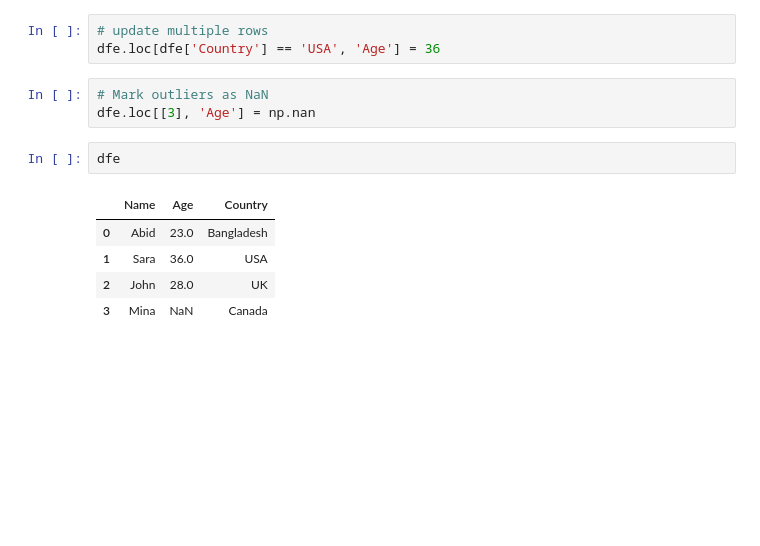
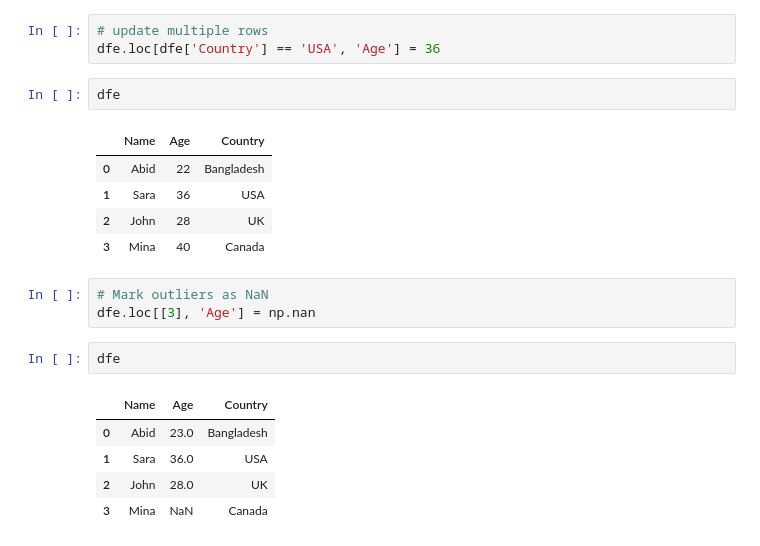
Before and after one commit to abid-rasel/MLOB_My_FILE, a Jupyter notebook: Session/Day 8.5/Data_preprocessing.ipynb, the cells around one changed output. Drawn from its saved outputs; the diff is of its cells as text; blank space fills up the shorter version.

```diff
--- a/Session/Day 8.5/Data_preprocessing.ipynb
+++ b/Session/Day 8.5/Data_preprocessing.ipynb
@@ -420,6 +531,14 @@ dfe
 # %%
 # update multiple rows
 dfe.loc[dfe['Country'] == 'USA', 'Age'] = 36
+# %%
+dfe
+# %% [output]
+|  | Name | Age | Country |
+| 0 | Abid | 22 | Bangladesh |
+| 1 | Sara | 36 | USA |
+| 2 | John | 28 | UK |
+| 3 | Mina | 40 | Canada |
 # %%
 # Mark outliers as NaN
 dfe.loc[[3], 'Age'] = np.nan
```
Also changed, not shown: parts of 38 cells of this notebook.
